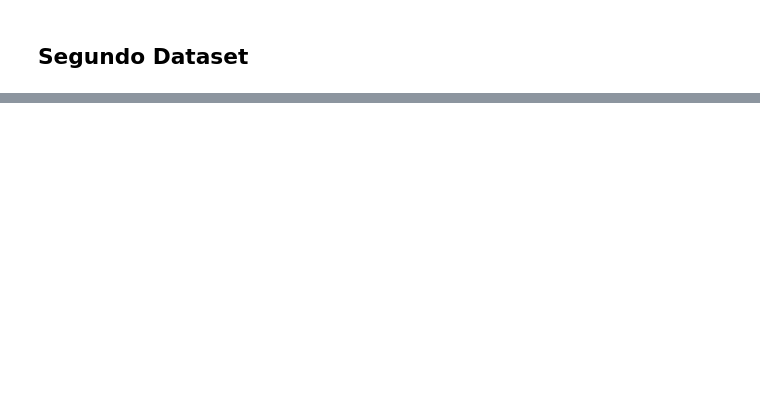
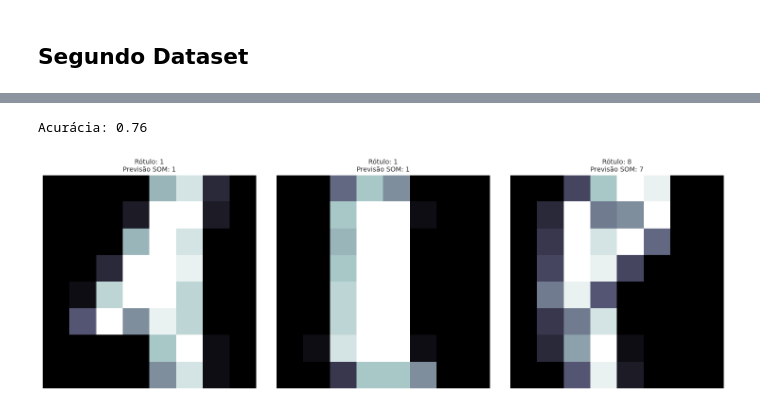
Before and after one commit to guipereira2/Projetos_RedesNeurais, a Jupyter notebook: Projeto 2 - Modelo não supervisionado/Projeto2.ipynb, the cells around one changed output, grey strips where cells are left out. Cells and saved outputs as stored; diff of their text form; code cells hidden in the pictures; blank space fills up the shorter version.

```diff
--- a/Projeto 2 - Modelo não supervisionado/Projeto2.ipynb
+++ b/Projeto 2 - Modelo não supervisionado/Projeto2.ipynb
@@ -376,0 +391,60 @@ plt.colorbar(label="Cluster")
+# %%
+# Obter os neurônios vencedores como tuplas para os dados de treino
+previsao_3 = [tuple(terceiro_modelo_som.winner(i)) for i in dados_treino_2]
+
+# Dicionário para associar clusters (neurônios) aos rótulos dominantes
+clusters_3 = {}
+
+# Iterar sobre cada cluster (neurônio vencedor único) identificado
+for cluster_3 in set(previsao_3):
+    # Encontra os índices de todos os dados associados ao neurônio vencedor atual
+    indices_3 = [i for i, vencedor in enumerate(previsao_3) if vencedor == cluster_3]
+    # Conta a frequência dos rótulos verdadeiros dos dados pertencentes a este cluster
+    contagem_rotulos_cluster_3 = Counter(rotulos_treino_2[indices_3])
+    # Identifica o rótulo mais frequente no cluster atual
+    rotulo_vencedor_3 = contagem_rotulos_cluster_3.most_common(1)[0][0]
+    # Associa o neurônio (cluster) ao rótulo dominante
+    clusters_3[cluster_3] = rotulo_vencedor_3
+
+# Fazer previsões com base nos clusters para os dados de teste
+previsoes_3 = [tuple(terceiro_modelo_som.winner(i)) for i in dados_teste_2]
+array_de_previsoes_3 = np.array([clusters_3.get(vencedor_3, 0) for vencedor_3 in previsoes_3])
+
+# Calcular a acurácia
+acuracia_3 = accuracy_score(rotulos_teste_2, array_de_previsoes_3)
+print(f"Acurácia: {acuracia_3:.2f}")
+
+# Previsões e rótulos de teste como arrays unidimensionais para plotar
+previsoes_3 = np.array(array_de_previsoes_3).flatten()
+rotulos_teste_2 = np.array(rotulos_teste_2).flatten()
+
+# Listas para armazenar exemplos corretos e incorretos
+corretos_2 = []
+incorretos_2 = []
+
+# Comparar previsões com rótulos e armazenar índices
+for i in range(len(rotulos_teste_2)):
+    if previsoes_3[i] == rotulos_teste_2[i]:
+        corretos_2.append(i)
+    else:
+        incorretos_2.append(i)
+
+# Selecionar 2 exemplos corretos e 1 incorreto
+exemplos_selecionados_3 = corretos_2[:2] + incorretos_2[:1]
+
+# Plotar os exemplos
+_, plot_3 = plt.subplots(1, len(exemplos_selecionados_3), figsize=(15, 5))
+
+for i, j in zip(exemplos_selecionados_3, plot_3):
+    j.imshow(dados_teste_2[i].reshape(8, 8), cmap="bone")
+    j.set_title(
+        f"Rótulo: {rotulos_teste_2[i]}\n"
+        f"Previsão SOM: {previsoes_3[i]}",
+        fontsize=10
+    )
+    j.axis("off")
+
+plt.tight_layout()
+# %% [output]
+Acurácia: 0.76
+[figure, added]
```
Also changed, not shown: parts of 25 cells of this notebook.
